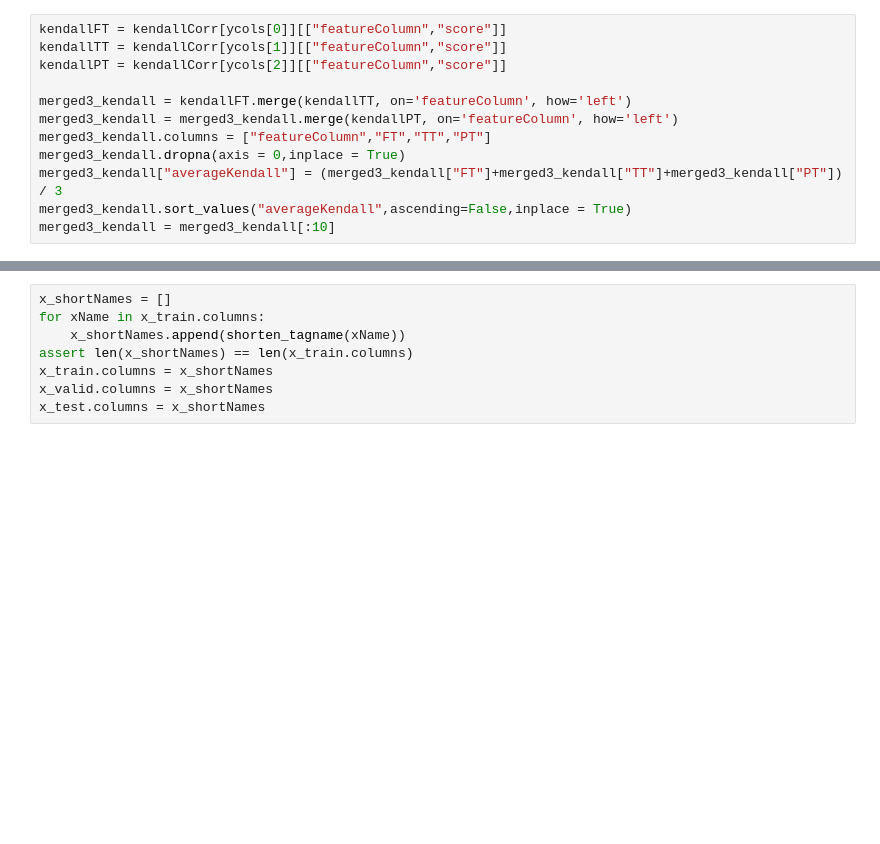
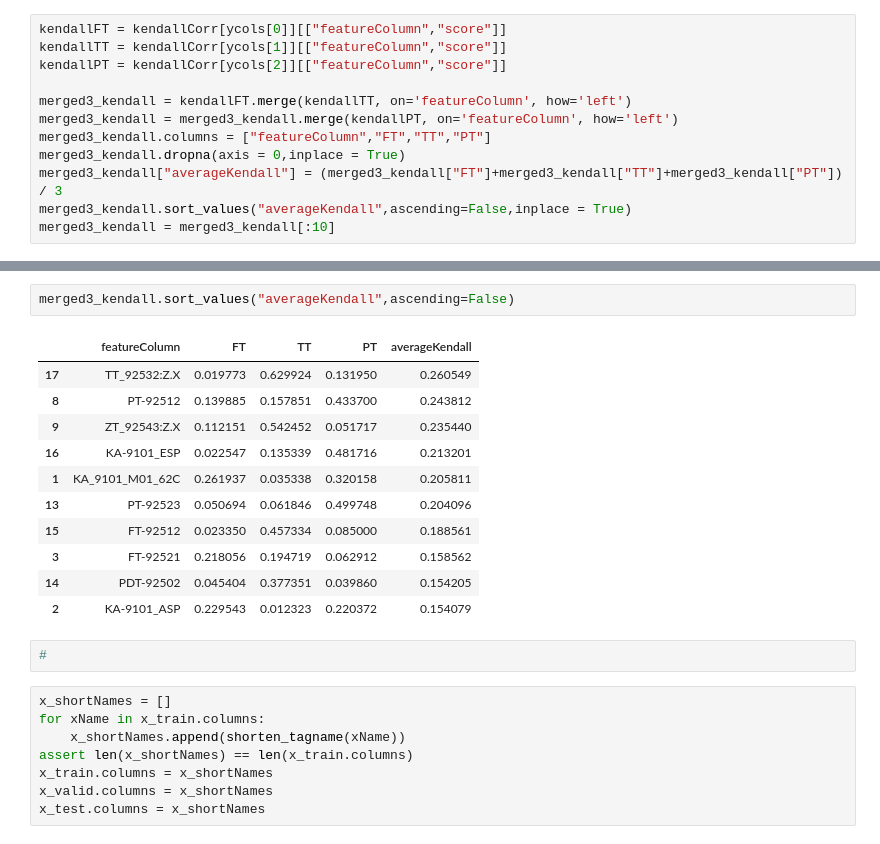
Before and after one commit to rkdey95/sensesAnomalousDelfi, a Jupyter notebook: src/dataProcecssing.ipynb, the cells around one changed output, grey strips where cells are left out. Drawn from its saved outputs; the diff is of its cells as text; blank space fills up the shorter version.

```diff
--- a/src/dataProcecssing.ipynb
+++ b/src/dataProcecssing.ipynb
@@ -283,3 +351,19 @@ intersectFinal
+# %%
+merged3_kendall.sort_values("averageKendall",ascending=False)
+# %% [output]
+|  | featureColumn | FT | TT | PT | averageKendall |
+| 17 | TT_92532:Z.X | 0.019773 | 0.629924 | 0.131950 | 0.260549 |
+| 8 | PT-92512 | 0.139885 | 0.157851 | 0.433700 | 0.243812 |
+| 9 | ZT_92543:Z.X | 0.112151 | 0.542452 | 0.051717 | 0.235440 |
+| 16 | KA-9101_ESP | 0.022547 | 0.135339 | 0.481716 | 0.213201 |
+| 1 | KA_9101_M01_62C | 0.261937 | 0.035338 | 0.320158 | 0.205811 |
+| 13 | PT-92523 | 0.050694 | 0.061846 | 0.499748 | 0.204096 |
+| 15 | FT-92512 | 0.023350 | 0.457334 | 0.085000 | 0.188561 |
+| 3 | FT-92521 | 0.218056 | 0.194719 | 0.062912 | 0.158562 |
+| 14 | PDT-92502 | 0.045404 | 0.377351 | 0.039860 | 0.154205 |
+| 2 | KA-9101_ASP | 0.229543 | 0.012323 | 0.220372 | 0.154079 |
+# %%
+#
 # %%
 x_shortNames = []
 for xName in x_train.columns:
```
Also changed, not shown: parts of 6 cells of this notebook.
